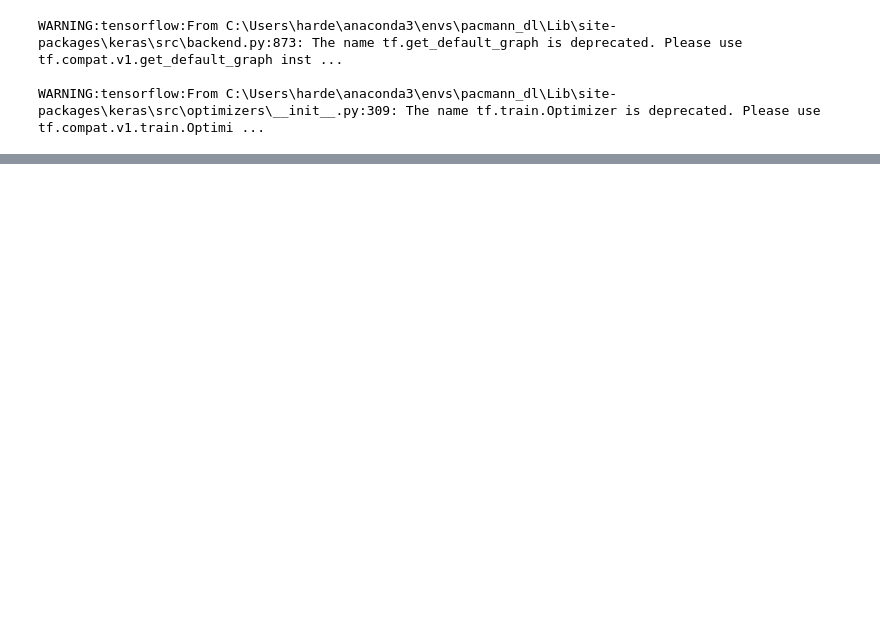
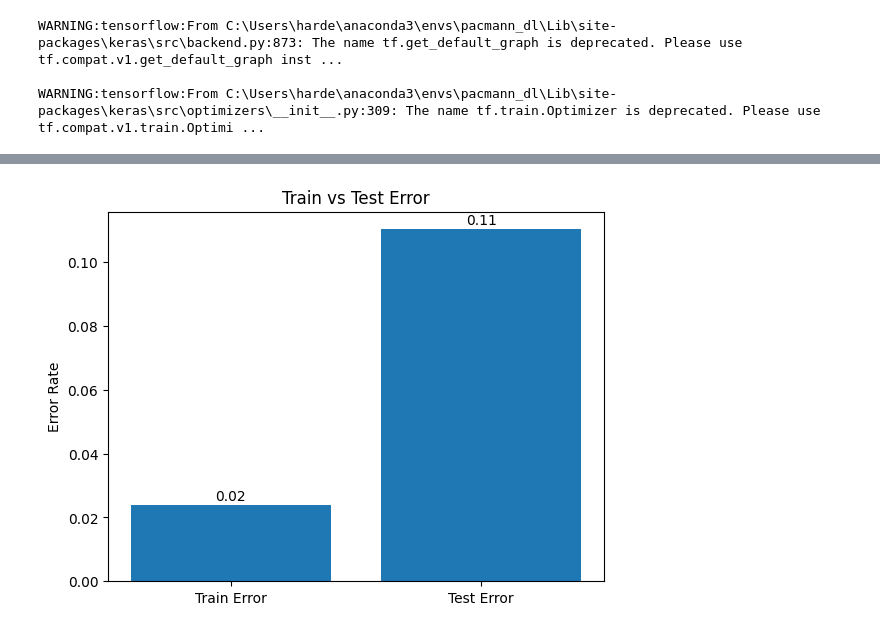
Before and after one commit to hardefarogonondo/IMDb-sentiment-prediction-engine, a Jupyter notebook: notebooks/3_model_training_and_evaluation/model_training_and_evaluation.ipynb, the cells around one changed output, grey strips where cells are left out. Saved outputs shown, nothing was run; the diff lists cells and outputs as text; code cells hidden in the pictures; blank space fills up the shorter version.

```diff
--- a/notebooks/3_model_training_and_evaluation/model_training_and_evaluation.ipynb
+++ b/notebooks/3_model_training_and_evaluation/model_training_and_evaluation.ipynb
@@ -322,0 +360,3 @@ print(f"Test Accuracy: {accuracy*100:.2f}%")
+# %%
+plot_train_vs_test_error(best_model, X_train_pad, y_train, X_test_pad, y_test)
+# %% [output]
@@ -322,0 +365 @@ print(f"Test Accuracy: {accuracy*100:.2f}%")
+[figure, added]
```
Also changed, not shown: parts of 34 cells of this notebook.
